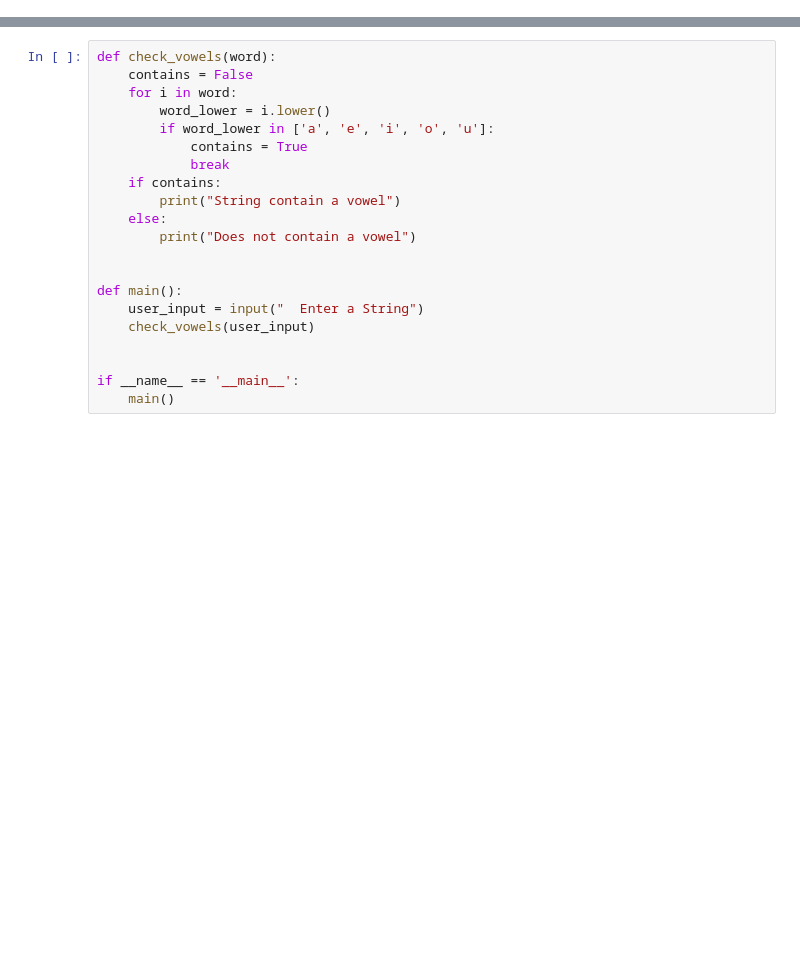
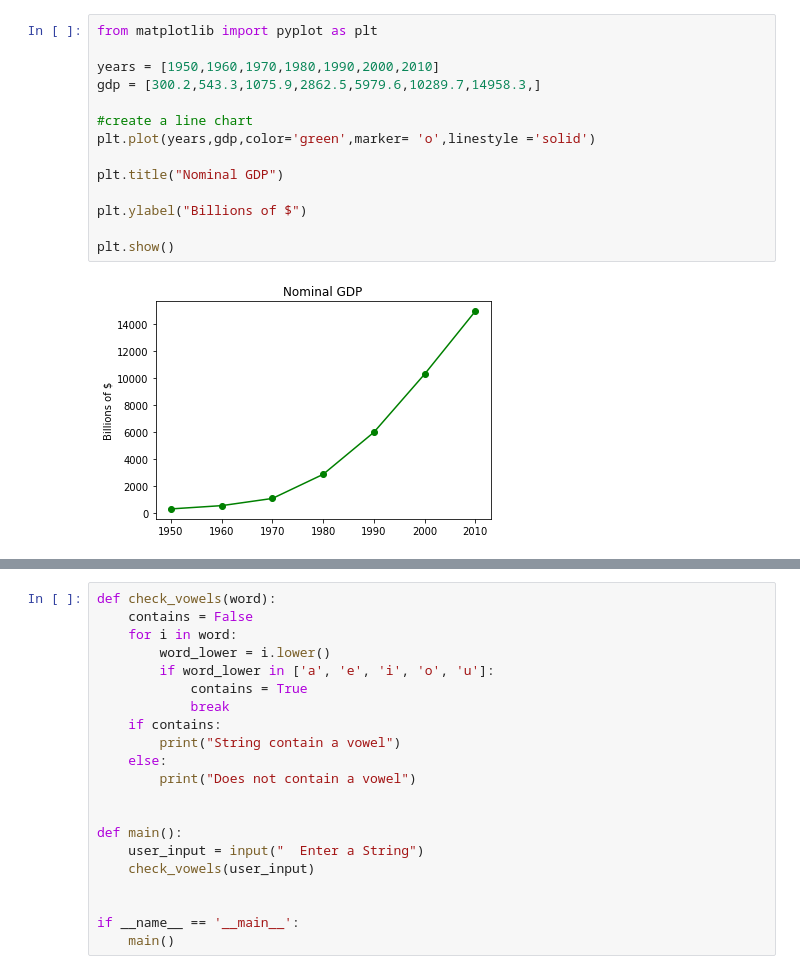
Before and after one commit to bePartOf-Creation/Python-Deiltel-Excercises, a Jupyter notebook: DataScience.ipynb, the cells around one changed output, grey strips where cells are left out. Saved outputs shown, nothing was run; the diff lists cells and outputs as text; blank space fills up the shorter version.

```diff
--- a/DataScience.ipynb
+++ b/DataScience.ipynb
@@ -2,0 +25,16 @@
+# %%
+from matplotlib import pyplot as plt
+
+years = [1950,1960,1970,1980,1990,2000,2010]
+gdp = [300.2,543.3,1075.9,2862.5,5979.6,10289.7,14958.3,]
+
+#create a line chart
+plt.plot(years,gdp,color='green',marker= 'o',linestyle ='solid')
+
+plt.title("Nominal GDP")
+
+plt.ylabel("Billions of $")
+
+plt.show()
+# %% [output]
+[figure, added]
```
Also changed, not shown: parts of 3 cells of this notebook.
